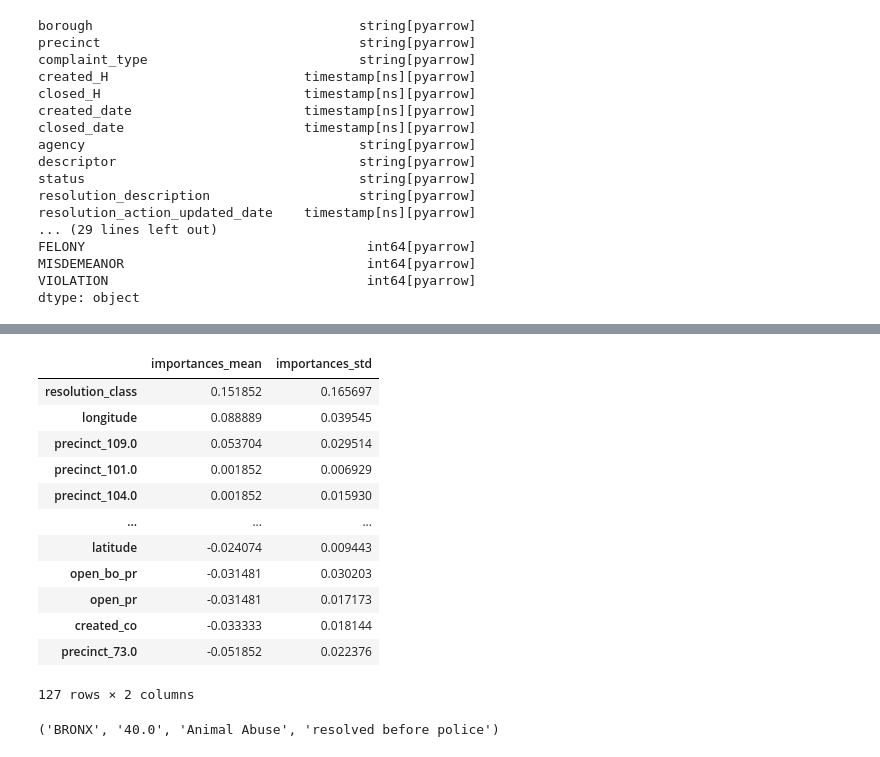
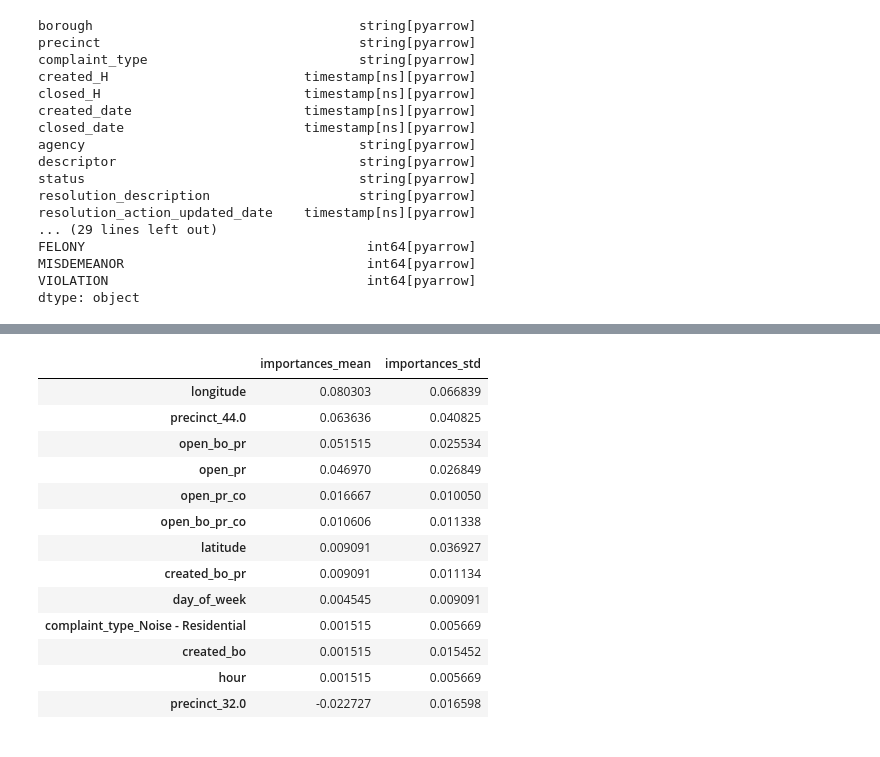
Before and after one commit to jamorr/Capstone, a Jupyter notebook: src/final.ipynb, the cells around one changed output, grey strips where cells are left out. Saved outputs shown, nothing was run; the diff lists cells and outputs as text; code cells hidden in the pictures.

```diff
--- a/src/final.ipynb
+++ b/src/final.ipynb
@@ -235,26 +235,23 @@ imp_df = pd.DataFrame(
     },
     index=X_test.columns,
 ).sort_values(by="importances_mean", ascending=False)
-# %%
-imp_df
-# %% [output]
-|  | importances_mean | importances_std |
-| resolution_class | 0.151852 | 0.165697 |
-| longitude | 0.088889 | 0.039545 |
-| precinct_109.0 | 0.053704 | 0.029514 |
-| precinct_101.0 | 0.001852 | 0.006929 |
-| precinct_104.0 | 0.001852 | 0.015930 |
-| ... | ... | ... |
-| latitude | -0.024074 | 0.009443 |
-| open_bo_pr | -0.031481 | 0.030203 |
-| open_pr | -0.031481 | 0.017173 |
-| created_co | -0.033333 | 0.018144 |
-| precinct_73.0 | -0.051852 | 0.022376 |
-127 rows × 2 columns
-# %%
-print(name)
-# %% [output]
-('BRONX', '40.0', 'Animal Abuse', 'resolved before police')
+# %%
+imp_df.loc[(imp_df['importances_mean'] != 0)]
+# %% [output]
+|  | importances_mean | importances_std |
+| longitude | 0.080303 | 0.066839 |
+| precinct_44.0 | 0.063636 | 0.040825 |
+| open_bo_pr | 0.051515 | 0.025534 |
+| open_pr | 0.046970 | 0.026849 |
+| open_pr_co | 0.016667 | 0.010050 |
+| open_bo_pr_co | 0.010606 | 0.011338 |
+| latitude | 0.009091 | 0.036927 |
+| created_bo_pr | 0.009091 | 0.011134 |
+| day_of_week | 0.004545 | 0.009091 |
+| complaint_type_Noise - Residential | 0.001515 | 0.005669 |
+| created_bo | 0.001515 | 0.015452 |
+| hour | 0.001515 | 0.005669 |
+| precinct_32.0 | -0.022727 | 0.016598 |
 # %%
 # for name, data in sdf.groupby(strata):
 #     if len(data) < 20:
```
Also changed, not shown: parts of 15 cells of this notebook, 2 other files.
